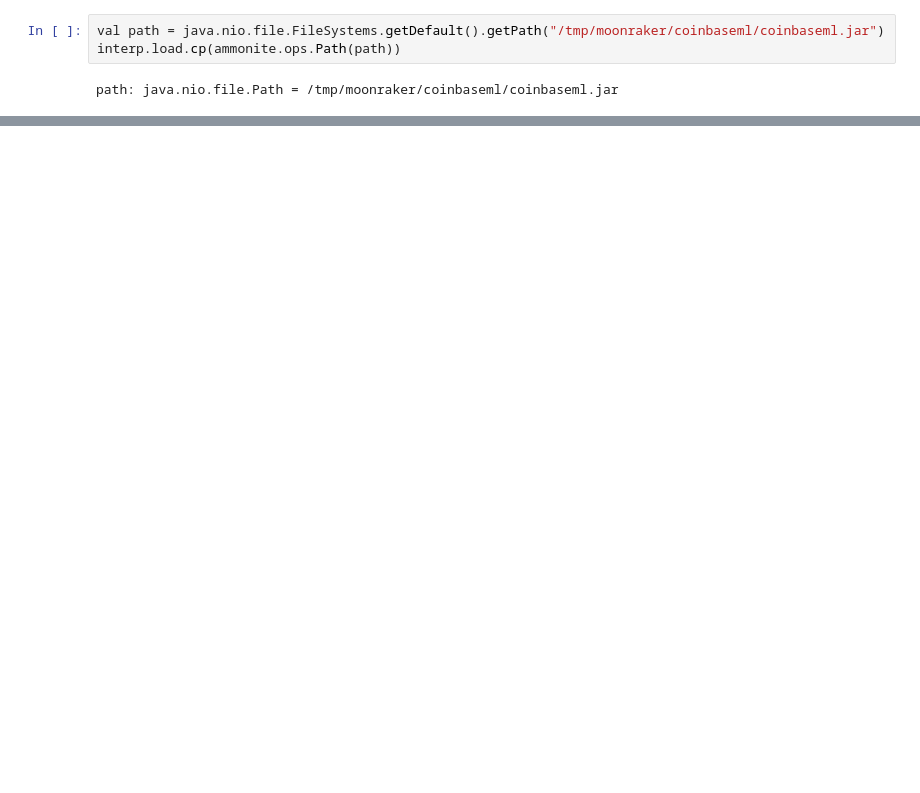
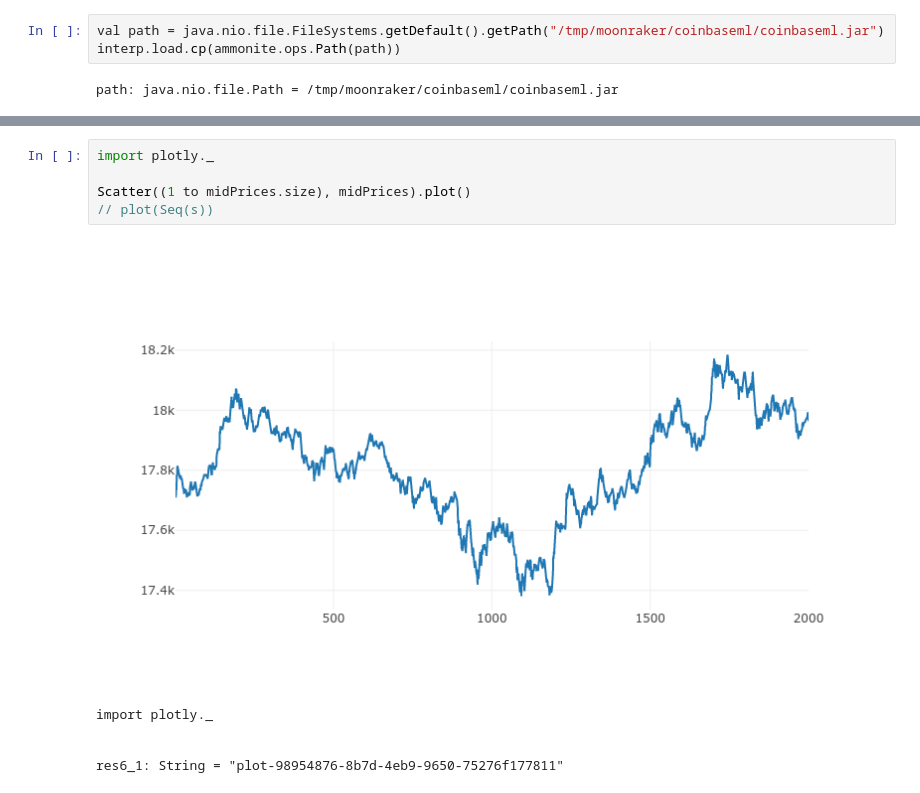
Before and after one commit to mattdornfeld/moonraker, a Jupyter notebook: notebooks/Untitled.ipynb, the cells around one changed output, grey strips where cells are left out. Saved outputs shown, nothing was run; the diff lists cells and outputs as text; blank space fills up the shorter version.

```diff
--- a/notebooks/Untitled.ipynb
+++ b/notebooks/Untitled.ipynb
@@ -95,0 +121,11 @@ E
+# %%
+import plotly._
+
+Scatter((1 to midPrices.size), midPrices).plot()
+// plot(Seq(s))
+# %% [output]
+[figure, added]
+import plotly._
+
+
+res6_1: String = "plot-98954876-8b7d-4eb9-9650-75276f177811"
```
Also changed, not shown: parts of 9 cells of this notebook, 5 other files.
